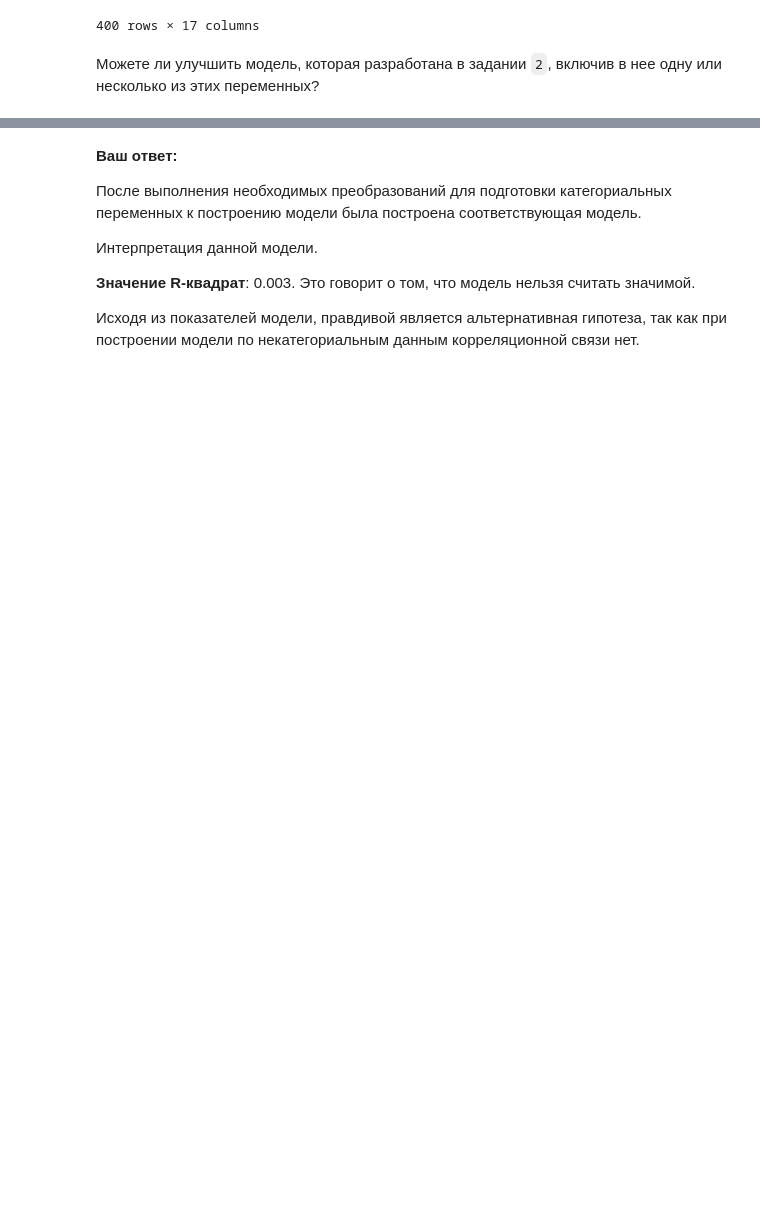
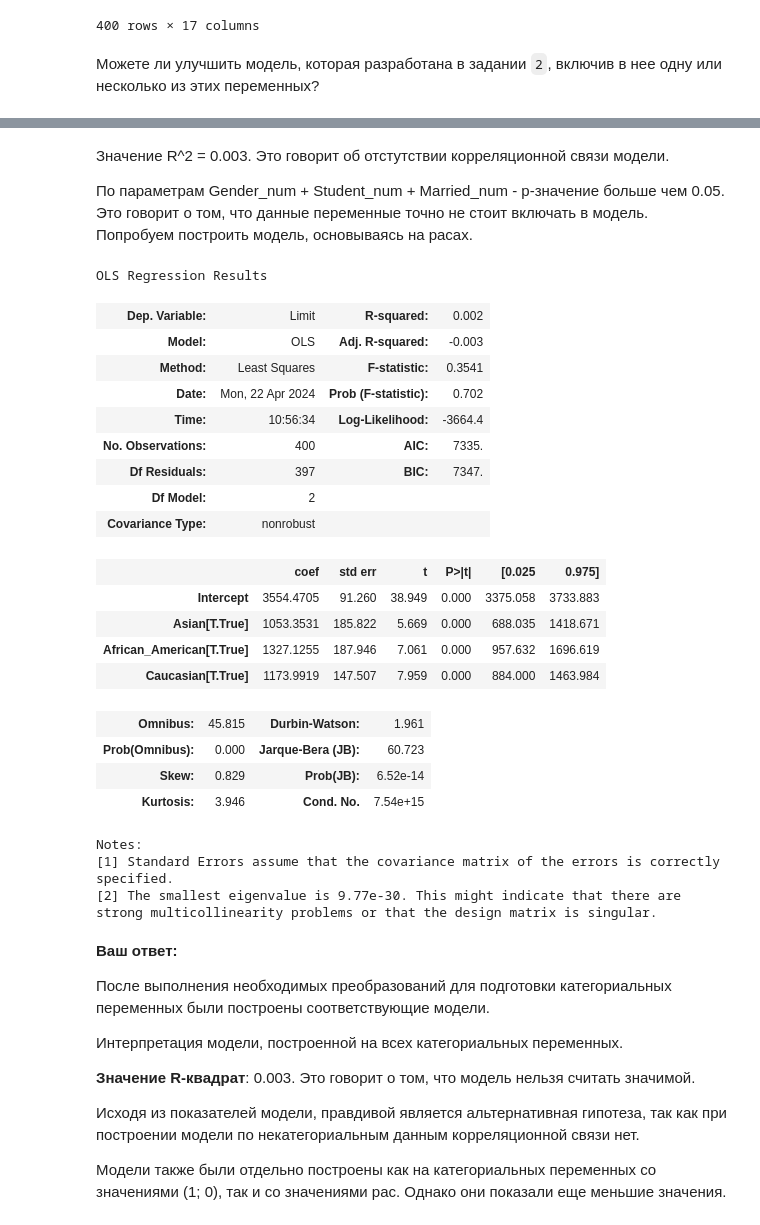
Before and after one commit to Maria-Vereina/DS_Platforms, a Jupyter notebook: ЛР4/ВереинаМС_ЛР_4_2.ipynb, the cells around one changed output, grey strips where cells are left out. Saved outputs shown, nothing was run; the diff lists cells and outputs as text; code cells hidden in the pictures; blank space fills up the shorter version.

```diff
--- a/ЛР4/ВереинаМС_ЛР_4_2.ipynb
+++ b/ЛР4/ВереинаМС_ЛР_4_2.ipynb
@@ -482,13 +571,47 @@ Notes:
 [1] Standard Errors assume that the covariance matrix of the errors is correctly specified.
 [2] The smallest eigenvalue is 1.21e-29. This might indicate that there are
 strong multicollinearity problems or that the design matrix is singular.
+# %% [markdown]
+Значение R^2 = 	0.003. Это говорит об отстутствии корреляционной связи модели.
+
+По параметрам Gender_num + Student_num + Married_num - p-значение больше чем 0.05. Это говорит о том, что данные переменные точно не стоит включать в модель.
+Попробуем построить модель, основываясь на расах.
+# %%
+model_5 = sm.ols(formula="Limit ~ Asian + African_American + Caucasian", data=credit_2).fit()
+model_5.summary()
+# %% [output]
+OLS Regression Results
+| Dep. Variable: | Limit | R-squared: | 0.002 |
+| Model: | OLS | Adj. R-squared: | -0.003 |
+| Method: | Least Squares | F-statistic: | 0.3541 |
+| Date: | Mon, 22 Apr 2024 | Prob (F-statistic): | 0.702 |
+| Time: | 10:56:34 | Log-Likelihood: | -3664.4 |
+| No. Observations: | 400 | AIC: | 7335. |
+| Df Residuals: | 397 | BIC: | 7347. |
+| Df Model: | 2 |  |  |
+| Covariance Type: | nonrobust |  |  |
+|  | coef | std err | t | P>|t| | [0.025 | 0.975] |
+| Intercept | 3554.4705 | 91.260 | 38.949 | 0.000 | 3375.058 | 3733.883 |
+| Asian[T.True] | 1053.3531 | 185.822 | 5.669 | 0.000 | 688.035 | 1418.671 |
+| African_American[T.True] | 1327.1255 | 187.946 | 7.061 | 0.000 | 957.632 | 1696.619 |
+| Caucasian[T.True] | 1173.9919 | 147.507 | 7.959 | 0.000 | 884.000 | 1463.984 |
+| Omnibus: | 45.815 | Durbin-Watson: | 1.961 |
+| Prob(Omnibus): | 0.000 | Jarque-Bera (JB): | 60.723 |
+| Skew: | 0.829 | Prob(JB): | 6.52e-14 |
+| Kurtosis: | 3.946 | Cond. No. | 7.54e+15 |
+Notes:
+[1] Standard Errors assume that the covariance matrix of the errors is correctly specified.
+[2] The smallest eigenvalue is 9.77e-30. This might indicate that there are
+strong multicollinearity problems or that the design matrix is singular.
 # %% [markdown]
 **Ваш ответ:**
 
-После выполнения необходимых преобразований для подготовки категориальных переменных к построению модели была построена соответствующая модель.
+После выполнения необходимых преобразований для подготовки категориальных переменных были построены соответствующие модели.
 
-Интерпретация данной модели.
+Интерпретация модели, построенной на всех категориальных переменных.
 
 **Значение R-квадрат**: 0.003. Это говорит о том, что модель нельзя считать значимой.
 
 Исходя из показателей модели, правдивой является альтернативная гипотеза, так как при построении модели по некатегориальным данным корреляционной связи нет.
+
+Модели также были отдельно построены как на категориальных переменных со значениями (1; 0), так и со значениями рас. Однако они показали еще меньшие значения.
```
Also changed, not shown: parts of 26 cells of this notebook.
